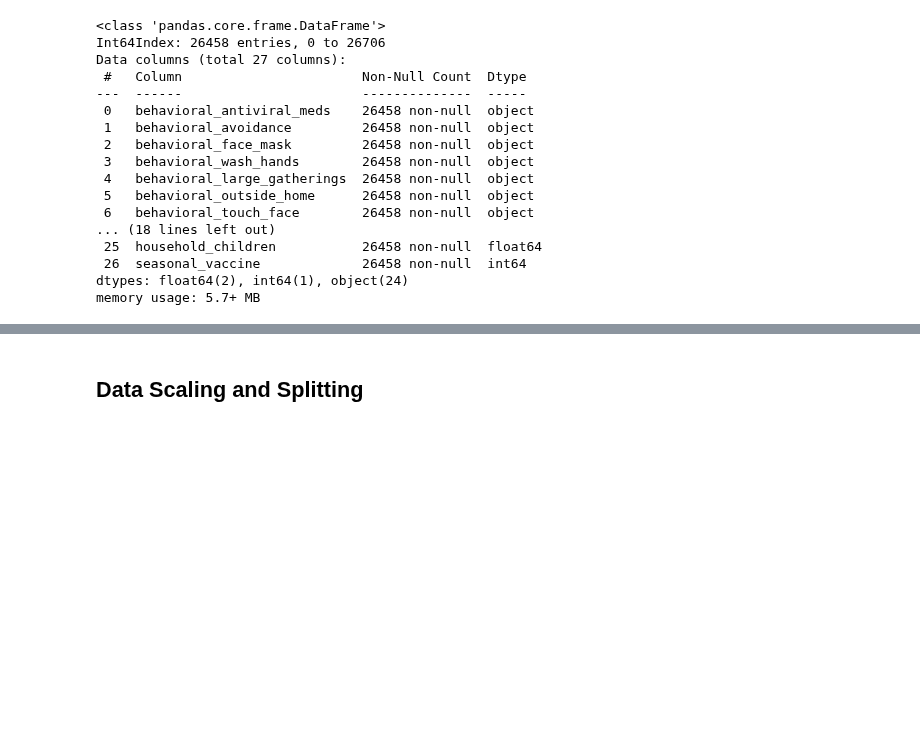
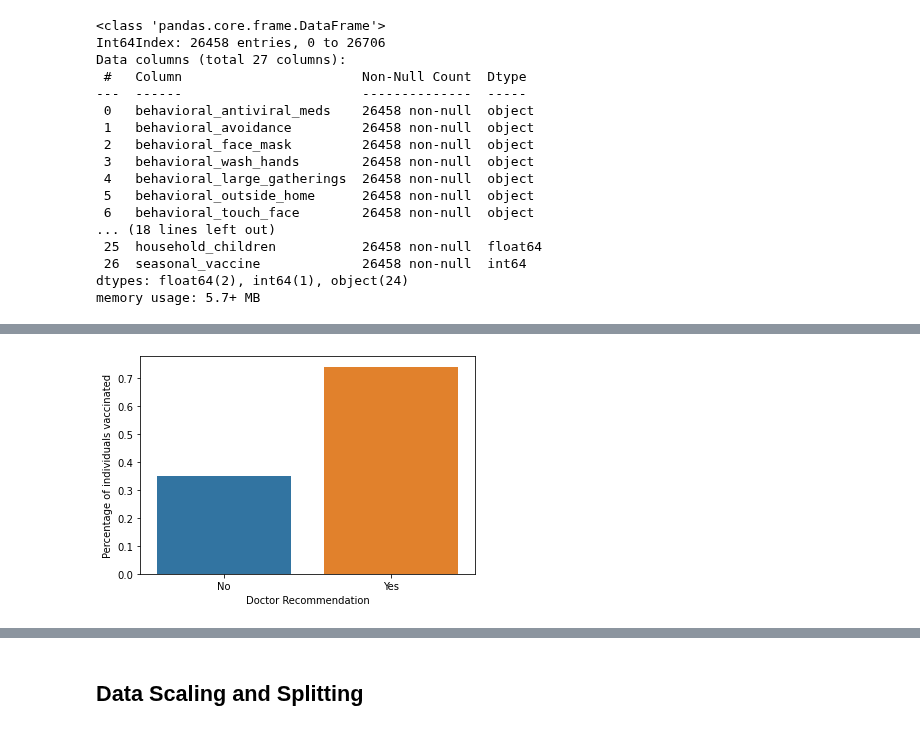
Before and after one commit to adobronyi/predicting_seasonal_flu_vaccines, a Jupyter notebook: student_v1.ipynb, the cells around one changed output, grey strips where cells are left out. Cells and saved outputs as stored; diff of their text form; code cells hidden in the pictures; blank space fills up the shorter version.

```diff
--- a/student_v1.ipynb
+++ b/student_v1.ipynb
@@ -216,0 +227,8 @@ As expected, with the exception of 'household_adults' and 'household_children,'
+# %%
+# plot vaccination rate by age doctor recommendation
+sns.barplot(x=['No','Yes'],
+             y=(df.groupby(['doctor_recc_seasonal']).sum()['seasonal_vaccine']/df['doctor_recc_seasonal'].value_counts())[0:2])
+plt.xlabel('Doctor Recommendation')
+plt.ylabel('Percentage of individuals vaccinated');
+# %% [output]
+[figure, added]
```
Also changed, not shown: parts of 97 cells of this notebook.
